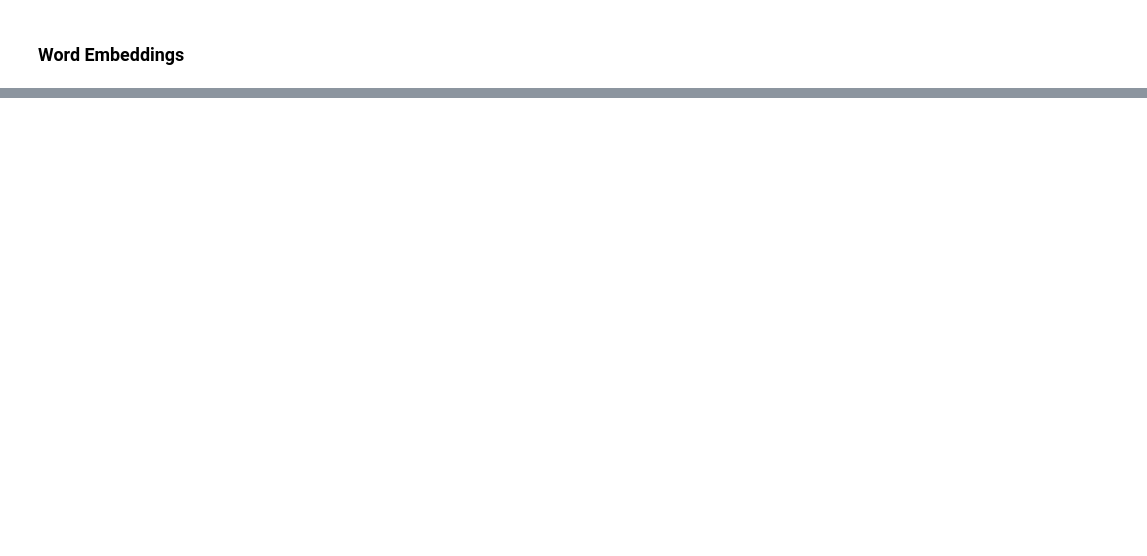
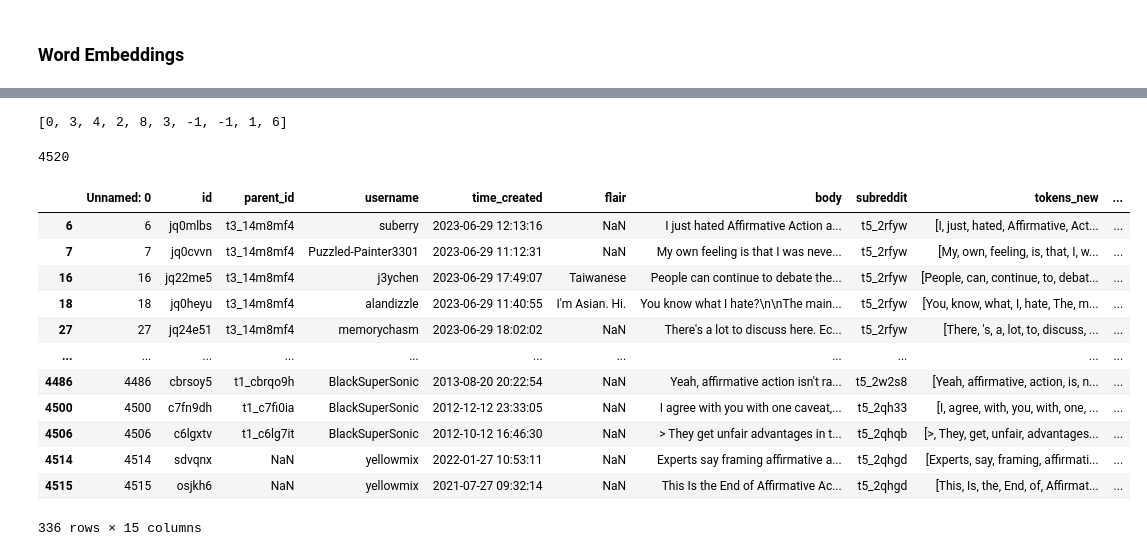
Before and after one commit to ddlee19/macs30200, a Jupyter notebook: analysis/topic_model_new.ipynb, the cells around one changed output, grey strips where cells are left out. Cells and saved outputs as stored; diff of their text form; code cells hidden in the pictures; blank space fills up the shorter version.

```diff
--- a/analysis/topic_model_new.ipynb
+++ b/analysis/topic_model_new.ipynb
@@ -148,0 +252,9 @@ ImportError: cannot import name 'suppress_warnings' from 'numpy.testing' (unknow
+# %%
+umap = UMAP(n_neighbors=15,
+            n_components=5,
+            min_dist=0.0,
+            metric='cosine',
+            low_memory=False,
+            random_state=0)
+bert_tmodel = BERTopic(language="multilingual", umap_model=umap)
+topics, probs = bert_tmodel.fit_transform(docs)
@@ -148,0 +277,4 @@ ImportError: cannot import name 'suppress_warnings' from 'numpy.testing' (unknow
+# %%
+from sklearn.feature_extraction.text import CountVectorizer
+vectorizer_model = CountVectorizer(ngram_range=(1,3), stop_words='english')
+bert_tmodel.update_topics(docs, vectorizer_model=vectorizer_model)
@@ -148,0 +343,28 @@ ImportError: cannot import name 'suppress_warnings' from 'numpy.testing' (unknow
+# %%
+print(bert_tmodel.topics_[:10])
+# %% [output]
+[0, 3, 4, 2, 8, 3, -1, -1, 1, 6]
+# %%
+len(bert_tmodel.topics_)
+# %% [output]
+4520
+# %%
+full_df['topic_num'] = bert_tmodel.topics_
+# %%
+topic_0 = full_df[full_df['topic_num']==0]
+# %%
+topic_0
+# %% [output]
+|  | Unnamed: 0 | id | parent_id | username | time_created | flair | body | subreddit | tokens_new | ... |
+| 6 | 6 | jq0mlbs | t3_14m8mf4 | suberry | 2023-06-29 12:13:16 | NaN | I just hated Affirmative Action a... | t5_2rfyw | [I, just, hated, Affirmative, Act... | ... |
+| 7 | 7 | jq0cvvn | t3_14m8mf4 | Puzzled-Painter3301 | 2023-06-29 11:12:31 | NaN | My own feeling is that I was neve... | t5_2rfyw | [My, own, feeling, is, that, I, w... | ... |
+| 16 | 16 | jq22me5 | t3_14m8mf4 | j3ychen | 2023-06-29 17:49:07 | Taiwanese | People can continue to debate the... | t5_2rfyw | [People, can, continue, to, debat... | ... |
+| 18 | 18 | jq0heyu | t3_14m8mf4 | alandizzle | 2023-06-29 11:40:55 | I'm Asian. Hi. | You know what I hate?\n\nThe main... | t5_2rfyw | [You, know, what, I, hate, The, m... | ... |
+| 27 | 27 | jq24e51 | t3_14m8mf4 | memorychasm | 2023-06-29 18:02:02 | NaN | There's a lot to discuss here. Ec... | t5_2rfyw | [There, 's, a, lot, to, discuss, ... | ... |
+| ... | ... | ... | ... | ... | ... | ... | ... | ... | ... | ... |
+| 4486 | 4486 | cbrsoy5 | t1_cbrqo9h | BlackSuperSonic | 2013-08-20 20:22:54 | NaN | Yeah, affirmative action isn't ra... | t5_2w2s8 | [Yeah, affirmative, action, is, n... | ... |
+| 4500 | 4500 | c7fn9dh | t1_c7fi0ia | BlackSuperSonic | 2012-12-12 23:33:05 | NaN | I agree with you with one caveat,... | t5_2qh33 | [I, agree, with, you, with, one, ... | ... |
+| 4506 | 4506 | c6lgxtv | t1_c6lg7it | BlackSuperSonic | 2012-10-12 16:46:30 | NaN | > They get unfair advantages in t... | t5_2qhqb | [>, They, get, unfair, advantages... | ... |
+| 4514 | 4514 | sdvqnx | NaN | yellowmix | 2022-01-27 10:53:11 | NaN | Experts say framing affirmative a... | t5_2qhgd | [Experts, say, framing, affirmati... | ... |
+| 4515 | 4515 | osjkh6 | NaN | yellowmix | 2021-07-27 09:32:14 | NaN | This Is the End of Affirmative Ac... | t5_2qhgd | [This, Is, the, End, of, Affirmat... | ... |
+336 rows × 15 columns
```
Also changed, not shown: parts of 63 cells of this notebook, 4 other files.
